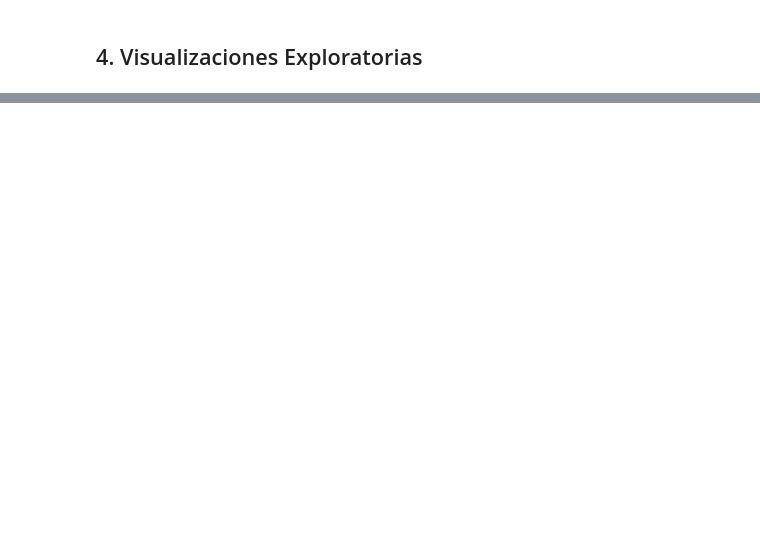
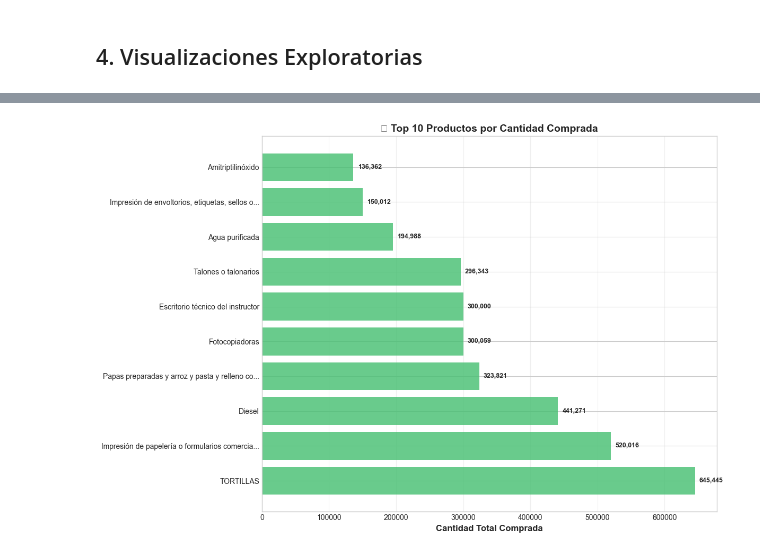
Before and after one commit to Diazgerard/EDA_MINERIA, a Jupyter notebook: eda_minera.ipynb, the cells around one changed output, grey strips where cells are left out. Saved outputs shown, nothing was run; the diff lists cells and outputs as text; code cells hidden in the pictures; blank space fills up the shorter version.

```diff
--- a/eda_minera.ipynb
+++ b/eda_minera.ipynb
@@ -604,0 +686,79 @@ Agencia de Regulación Sanitaria (ARSA)              5.458484e+07
+# %%
+# 🛍️ Análisis OPTIMIZADO de productos más demandados
+print("🚀 Iniciando análisis de productos (versión optimizada)...")
+
+if 'descriptionClassification' in df.columns and 'quantityItemCompra' in df.columns:
+    # ⚡ OPTIMIZACIÓN 1: Usar sample si el dataset es muy grande
+    df_sample = df.sample(n=min(50000, len(df)), random_state=42) if len(df) > 50000 else df
+
+    # ⚡ OPTIMIZACIÓN 2: Groupby más eficiente con menos operaciones
+    print("📊 Calculando métricas de productos...")
+    product_metrics = df_sample.groupby("descriptionClassification", as_index=False).agg({
+        'quantityItemCompra': 'sum',
+        'idTender': 'count'  # Más rápido que count en quantity
+    }).rename(columns={
+        'quantityItemCompra': 'total_quantity',
+        'idTender': 'num_orders'
+    })
+
+    # Ordenar y tomar top 10
+    top_products = product_metrics.nlargest(10, 'total_quantity')
+
+    print(f"✅ Análisis completado. Top 10 de {len(product_metrics)} productos únicos")
+
+    # ⚡ VISUALIZACIÓN SIMPLIFICADA pero efectiva
+    fig, ax = plt.subplots(1, 1, figsize=(12, 8))
+
+    # Gráfico de barras simple y rápido
+    y_pos = range(len(top_products))
+    bars = ax.barh(y_pos, top_products['total_quantity'],
+                   color=plt.cm.viridis(0.7), alpha=0.8)
+
+    # Configuración básica del gráfico
+    ax.set_yticks(y_pos)
+    ax.set_yticklabels([prod[:45] + '...' if len(prod) > 45 else prod
+                        for prod in top_products['descriptionClassification']], fontsize=10)
+    ax.set_xlabel('Cantidad Total Comprada', fontsize=12, fontweight='bold')
+    ax.set_title('🔝 Top 10 Productos por Cantidad Comprada', fontsize=14, fontweight='bold')
+    ax.grid(axis='x', alpha=0.3)
+
+    # Añadir solo las etiquetas más importantes (valores altos)
+    max_value = top_products['total_quantity'].max()
+    for i, value in enumerate(top_products['total_quantity']):
+        if value > max_value * 0.1:  # Solo mostrar si es > 10% del máximo
+            ax.text(value + max_value * 0.01, i, f'{value:,.0f}',
+                   va='center', fontweight='bold', fontsize=9)
+
+    plt.tight_layout()
+    plt.show()
+
+    # ⚡ TABLA RESUMEN OPTIMIZADA
+    print("\n📊 TOP 5 PRODUCTOS MÁS DEMANDADOS:")
+    print("=" * 65)
+    print(f"{'#':<3} {'Producto':<35} {'Cantidad':<15} {'Órdenes':<10}")
+    print("-" * 65)
+
+    for idx, row in top_products.head(5).iterrows():
+        product_name = row['descriptionClassification']
+        product_short = product_name[:33] + ".." if len(product_name) > 35 else product_name
+        print(f"{idx+1:<3} {product_short:<35} {row['total_quantity']:>12,.0f} {row['num_orders']:>8,.0f}")
+
+    # ⚡ INSIGHTS RÁPIDOS
+    total_top10 = top_products['total_quantity'].sum()
+    total_all = df_sample['quantityItemCompra'].sum()
+    concentration = (total_top10 / total_all) * 100
+
+    print(f"\n💡 INSIGHTS CLAVE:")
+    print(f"   • Top 10 productos: {concentration:.1f}% del volumen total")
+    print(f"   • Producto líder: {top_products.iloc[0]['descriptionClassification'][:50]}...")
+    print(f"   • Diversidad: {len(product_metrics):,} productos únicos")
+
+    # Guardar para uso posterior (opcional)
+    globals()['top_products_analysis'] = top_products
+    print(f"   • Datos guardados en variable 'top_products_analysis'")
+
+else:
+    print("❌ No se encontraron las columnas necesarias para análisis de productos")
+
+print("⚡ Análisis completado en tiempo optimizado!")
+# %% [output]
@@ -604,0 +769 @@ Agencia de Regulación Sanitaria (ARSA)              5.458484e+07
+[figure, added]
```
Also changed, not shown: parts of 40 cells of this notebook.
